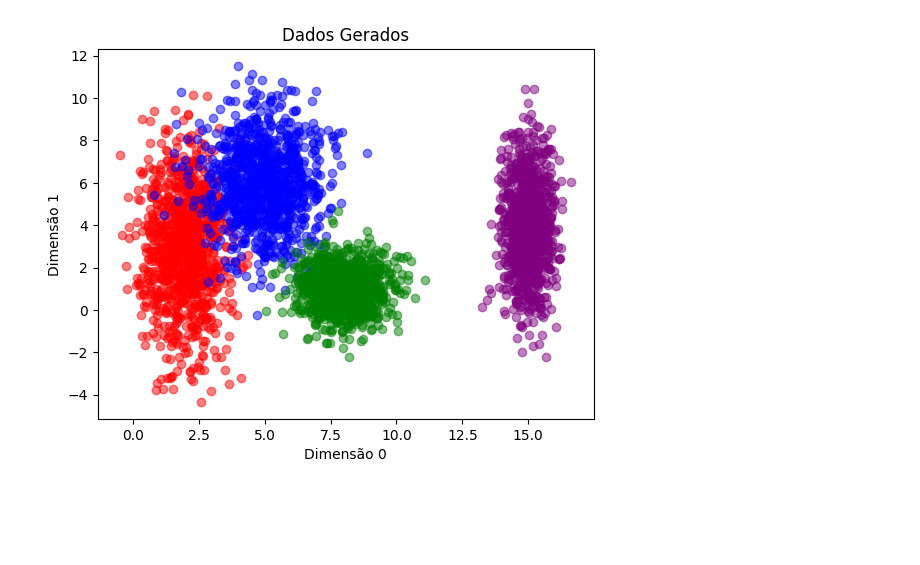
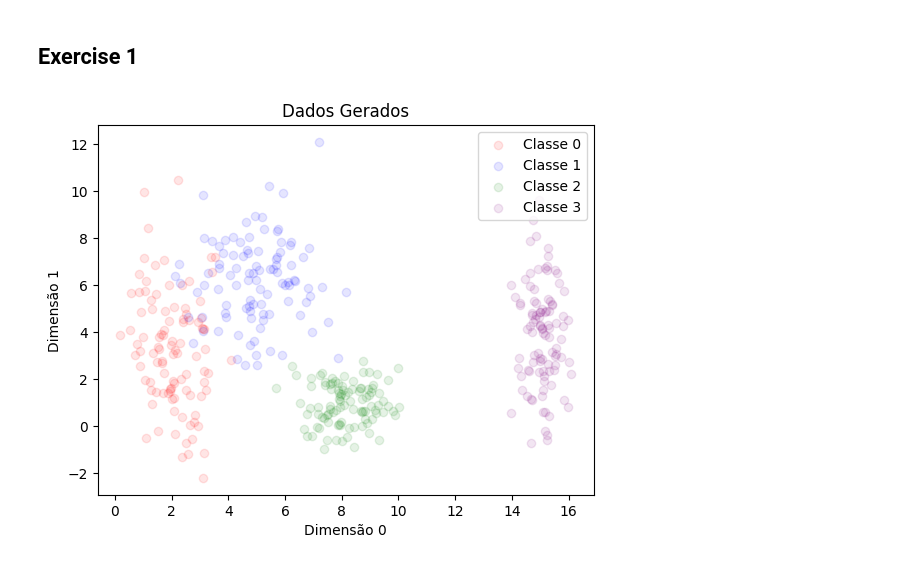
Before and after one commit to jeronimo-a/ann-dl-ex-01-25-2, a Jupyter notebook: notebooks/main.ipynb, the cells around one changed output. Cells and saved outputs as stored; diff of their text form; code cells hidden in the pictures; blank space fills up the shorter version.

```diff
--- a/notebooks/main.ipynb
+++ b/notebooks/main.ipynb
@@ -4,7 +5,9 @@ from matplotlib import pyplot as plt
+# %% [markdown]
+## Exercise 1
 # %%
 # item 1
 
-N_SAMPLES = 1000
+N_SAMPLES = 100
 
 CLASS_0 = ( (2, 3), (0.8, 2.5))
 CLASS_1 = ( (5, 6), (1.2, 1.9))
@@ -23,13 +26,14 @@ class_3_data = generate_data(CLASS_3, N_SAMPLES)
 # %%
 # item 2
 
-plt.scatter(class_0_data[:,0], class_0_data[:,1], color='red', label='Classe 0', alpha=0.2)
-plt.scatter(class_1_data[:,0], class_1_data[:,1], color='blue', label='Classe 1', alpha=0.2)
-plt.scatter(class_2_data[:,0], class_2_data[:,1], color='green', label='Classe 2', alpha=0.2)
-plt.scatter(class_3_data[:,0], class_3_data[:,1], color='purple', label='Classe 3', alpha=0.2)
+plt.scatter(class_0_data[:,0], class_0_data[:,1], color='red', label='Classe 0', alpha=0.1)
+plt.scatter(class_1_data[:,0], class_1_data[:,1], color='blue', label='Classe 1', alpha=0.1)
+plt.scatter(class_2_data[:,0], class_2_data[:,1], color='green', label='Classe 2', alpha=0.1)
+plt.scatter(class_3_data[:,0], class_3_data[:,1], color='purple', label='Classe 3', alpha=0.1)
 plt.xlabel('Dimensão 0')
 plt.ylabel('Dimensão 1')
 plt.title('Dados Gerados')
+plt.legend()
 plt.show()
 # %% [output]
-[figure, old version]
+[figure, new version]
```
Also changed, not shown: parts of 6 cells of this notebook, 2 other files.
